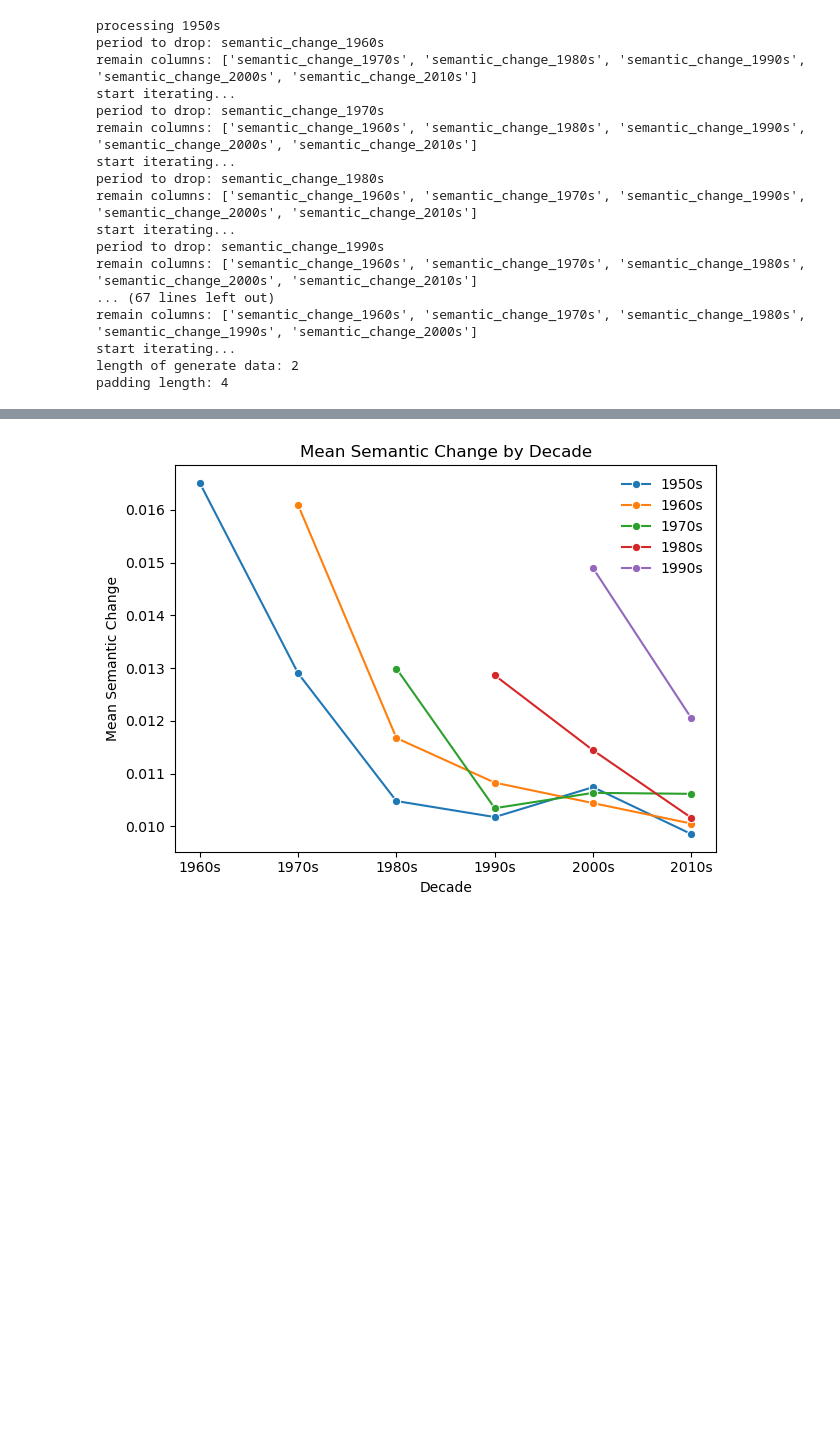
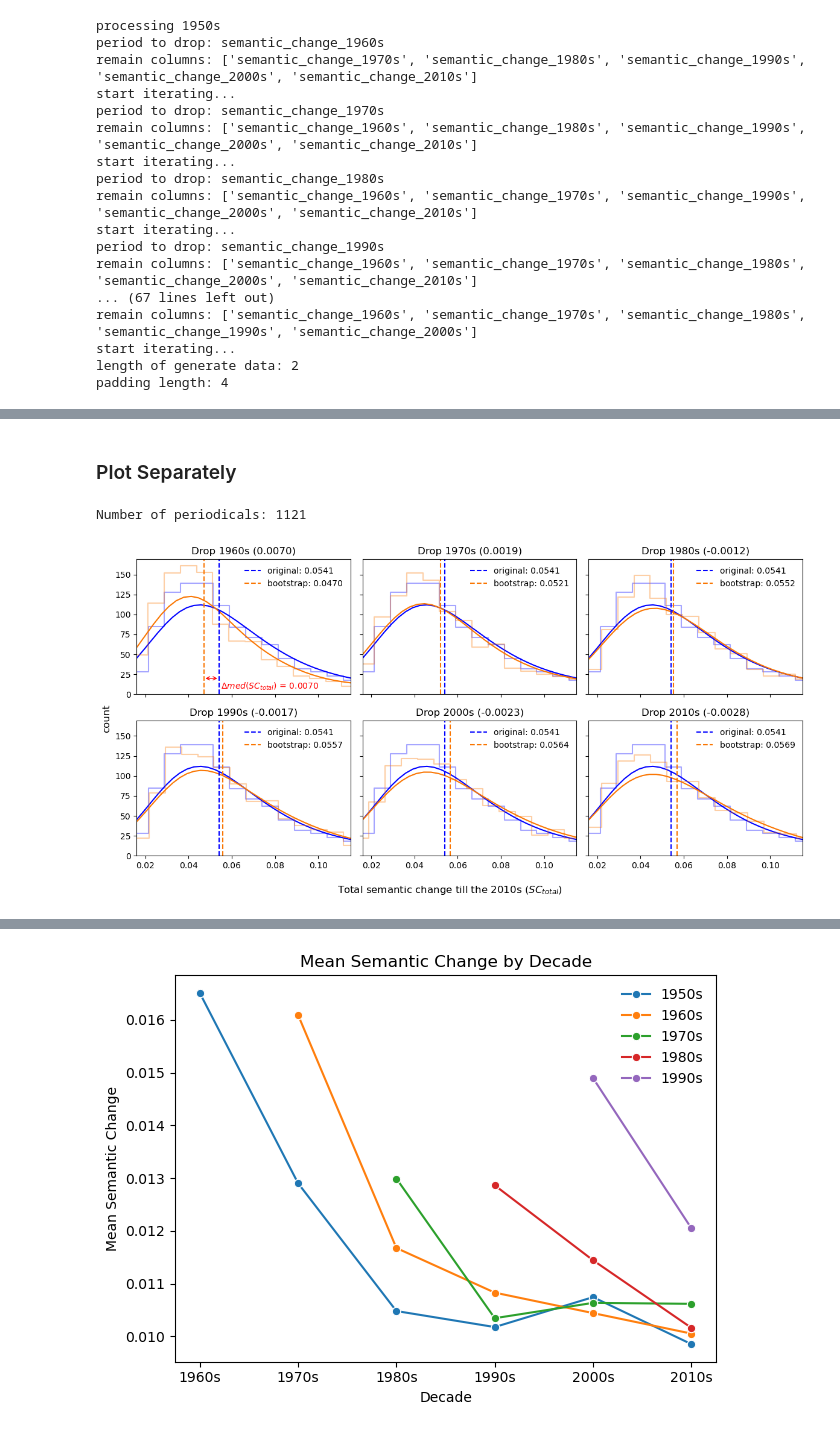
Before and after one commit to netknowledge/diachronic-p2v, a Jupyter notebook: figures/semantic_change/local_semantic_change_k_10.ipynb, the cells around one changed output, grey strips where cells are left out. Drawn from its saved outputs; the diff is of its cells as text; code cells hidden in the pictures; blank space fills up the shorter version.

```diff
--- a/figures/semantic_change/local_semantic_change_k_10.ipynb
+++ b/figures/semantic_change/local_semantic_change_k_10.ipynb
@@ -936 +846,46 @@ all_age_group_result_df
+# %% [markdown]
+### Plot Separately
+# %%
+import seaborn as sns
+
+fig, axes = plt.subplots(2, 3, figsize=(12, 6), sharex=True, sharey=True)
+start_idx = 0
+
+# plot distributions period by period
+for i, data in enumerate(all_period_mean_list):
+    row, col = divmod(i, 3) # calculate row and column index
+
+    sns.histplot(local_semantic_change_df[local_semantic_change_df.start_idx==start_idx].total_semantic_change_2010s,
+                 kde=True, ax=axes[row][col], binwidth=0.0075, alpha=0.35, element="step", color='blue', fill=False)
+    sns.histplot(data, kde=True, ax=axes[row][col], binwidth=0.0075, alpha=0.35, element="step", color='#fa7602', fill=False)
+
+    # indicate median value in the histogram
+    median_original = local_semantic_change_df[local_semantic_change_df.start_idx==start_idx].total_semantic_change_2010s.median()
+    median = np.median(data)
+    axes[row][col].axvline(median_original, color='blue', linestyle='--', label=f'original: {median_original:.4f}')
+    axes[row][col].axvline(median, color='#fa7602', linestyle='--', label=f'bootstrap: {median:.4f}')
+
+    median_diff = median_original - median
+    if median_diff > 0.005:
+        axes[row][col].annotate('', xy=(median, 20), xytext=(median_original, 20),
+                     arrowprops=dict(arrowstyle="<->", color='red', lw=1))
+        axes[row][col].text((median+median_original)/2+0.027, 10, f'$\Delta med(SC_{{total}})$ = {median_diff:.4f}', color='red', ha='center', va='center')
+
+    axes[row][col].set_xlim(0.016, 0.115)
+
+    axes[row][col].set_title(f'Drop {period_list[i][-5:]} ({median_diff:.4f})')
+    axes[row][col].set_xlabel('')
+    axes[row][col].set_ylabel('')
+    axes[row][col].legend(frameon=False)
+
+print('Number of periodicals:', len(local_semantic_change_df[local_semantic_change_df.start_idx==start_idx]))
+
+fig.supxlabel('Total semantic change till the 2010s ($SC_{total}$)')
+fig.supylabel('count')
+
+plt.tight_layout()
+plt.show()
+# %% [output]
+Number of periodicals: 1121
+[figure, added]
 # %%
```
Also changed, not shown: parts of 21 cells of this notebook, 3 other files.
